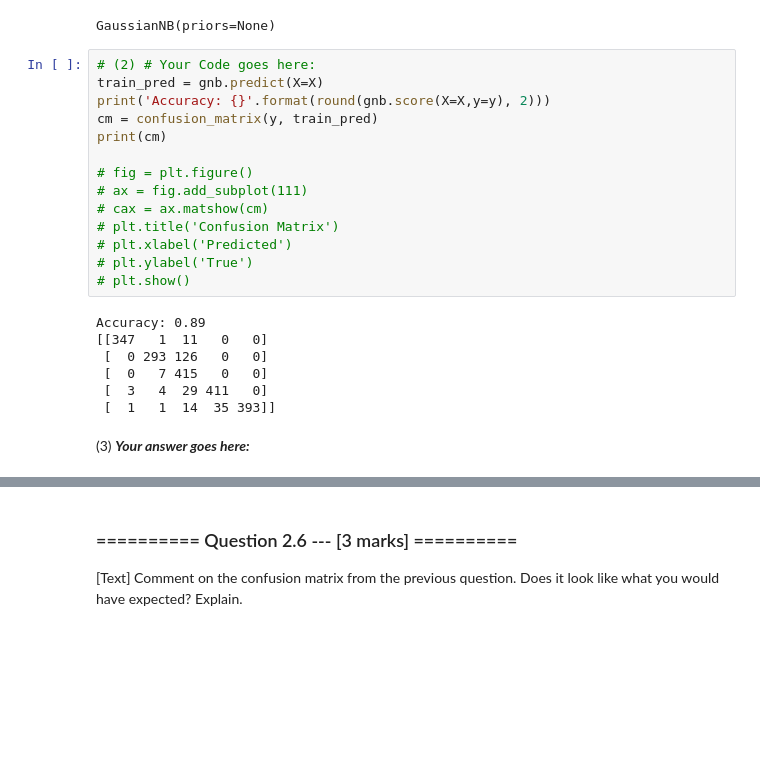
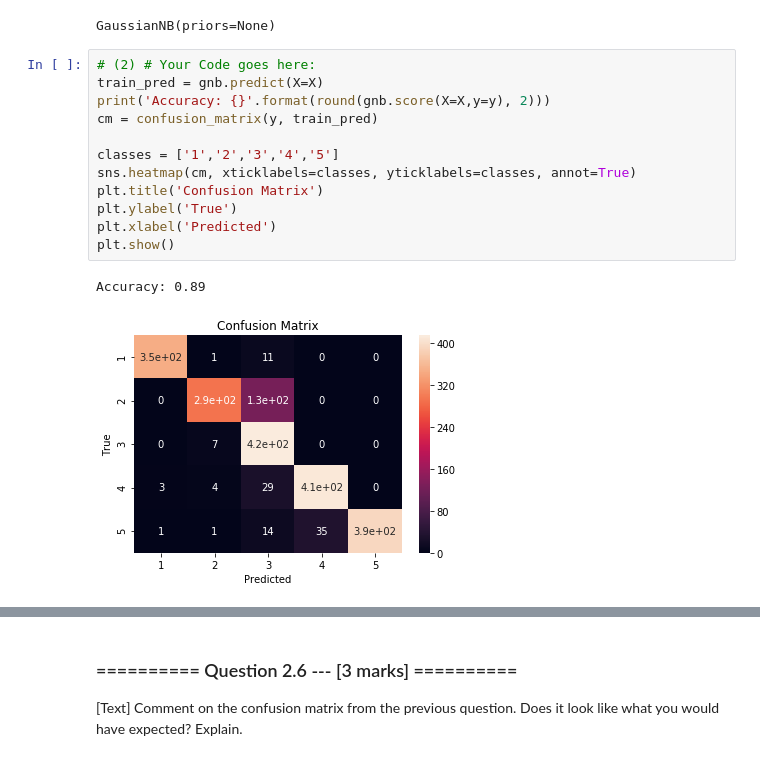
Before and after one commit to jeremydevin/IAML2018, a Jupyter notebook: Assignments/01_Analysis.ipynb, the cells around one changed output, grey strips where cells are left out. Saved outputs shown, nothing was run; the diff lists cells and outputs as text; blank space fills up the shorter version.

```diff
--- a/Assignments/01_Analysis.ipynb
+++ b/Assignments/01_Analysis.ipynb
@@ -333,23 +335,15 @@ GaussianNB(priors=None)
 # %%
 # (2) # Your Code goes here:
 train_pred = gnb.predict(X=X)
 print('Accuracy: {}'.format(round(gnb.score(X=X,y=y), 2)))
 cm = confusion_matrix(y, train_pred)
-print(cm)
 
-# fig = plt.figure()
-# ax = fig.add_subplot(111)
-# cax = ax.matshow(cm)
-# plt.title('Confusion Matrix')
-# plt.xlabel('Predicted')
-# plt.ylabel('True')
-# plt.show()
+classes = ['1','2','3','4','5']
+sns.heatmap(cm, xticklabels=classes, yticklabels=classes, annot=True)
+plt.title('Confusion Matrix')
+plt.ylabel('True')
+plt.xlabel('Predicted')
+plt.show()
 # %% [output]
 Accuracy: 0.89
-[[347   1  11   0   0]
- [  0 293 126   0   0]
- [  0   7 415   0   0]
- [  3   4  29 411   0]
- [  1   1  14  35 393]]
+[figure, added]
-# %% [markdown]
-(3) ***Your answer goes here:***
```
Also changed, not shown: parts of 11 cells of this notebook.
